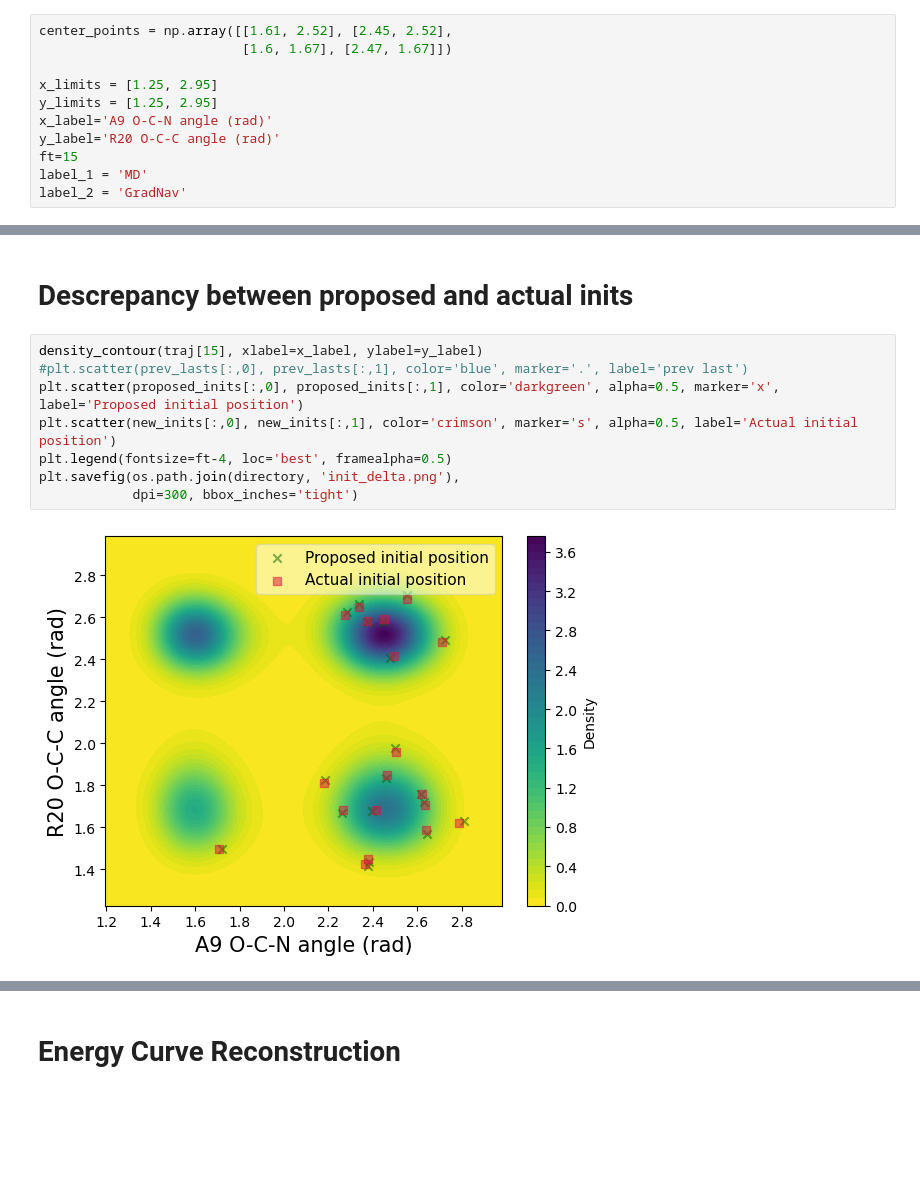
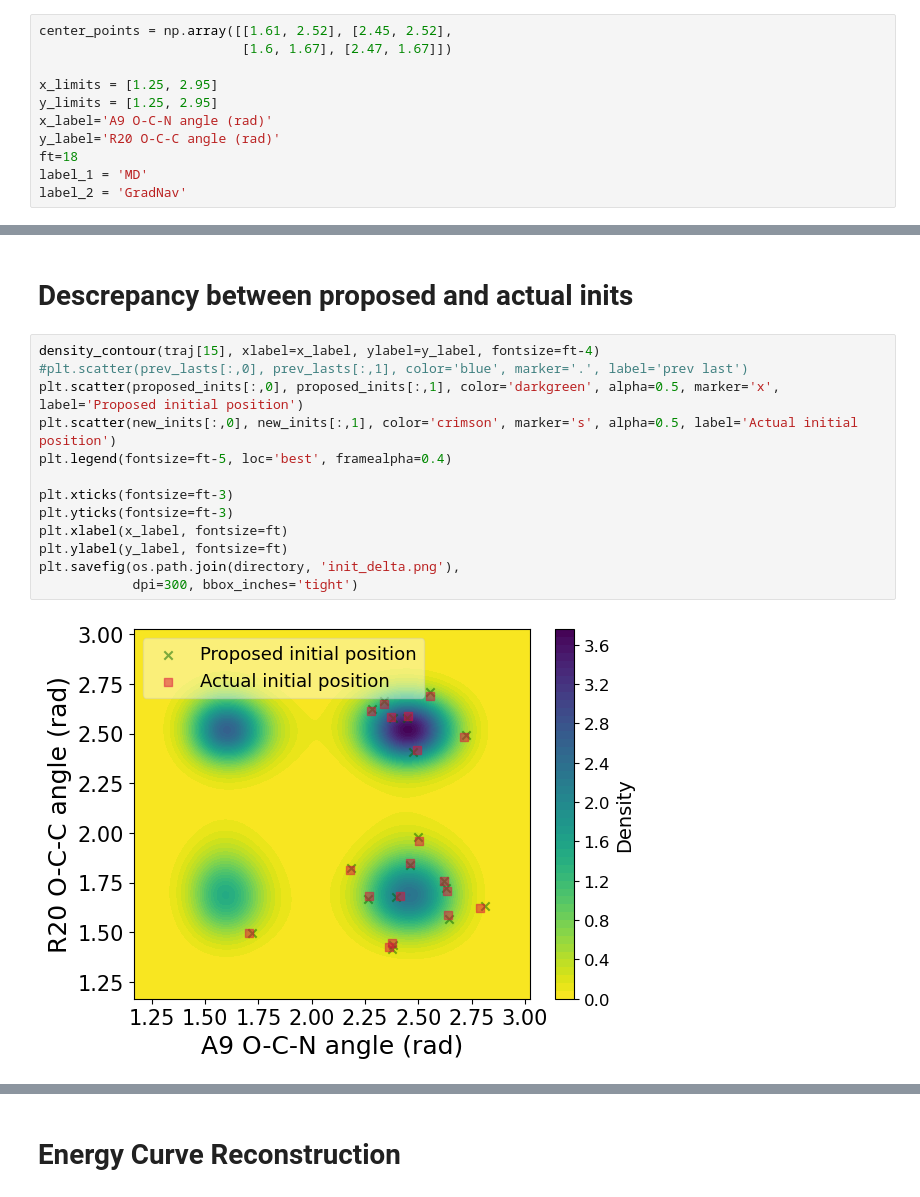
Before and after one commit to hoon-ock/landscape-search, a Jupyter notebook: realsys_analysis.ipynb, the cells around one changed output, grey strips where cells are left out. Cells and saved outputs as stored; diff of their text form; blank space fills up the shorter version.

```diff
--- a/realsys_analysis.ipynb
+++ b/realsys_analysis.ipynb
@@ -52,7 +52,7 @@ x_limits = [1.25, 2.95]
 y_limits = [1.25, 2.95]
 x_label='A9 O-C-N angle (rad)'
 y_label='R20 O-C-C angle (rad)'
-ft=15
+ft=18
 label_1 = 'MD'
 label_2 = 'GradNav'
 # %% [markdown]
@@ -364,12 +395,17 @@ plt.savefig(os.path.join(directory, 'arrow_actual.png'),
 # %% [markdown]
 # Descrepancy between proposed and actual inits
 # %%
-density_contour(traj[15], xlabel=x_label, ylabel=y_label)
+density_contour(traj[15], xlabel=x_label, ylabel=y_label, fontsize=ft-4)
 #plt.scatter(prev_lasts[:,0], prev_lasts[:,1], color='blue', marker='.', label='prev last')
 plt.scatter(proposed_inits[:,0], proposed_inits[:,1], color='darkgreen', alpha=0.5, marker='x', label='Proposed initial position')
 plt.scatter(new_inits[:,0], new_inits[:,1], color='crimson', marker='s', alpha=0.5, label='Actual initial position')
-plt.legend(fontsize=ft-4, loc='best', framealpha=0.5)
+plt.legend(fontsize=ft-5, loc='best', framealpha=0.4)
+
+plt.xticks(fontsize=ft-3)
+plt.yticks(fontsize=ft-3)
+plt.xlabel(x_label, fontsize=ft)
+plt.ylabel(y_label, fontsize=ft)
 plt.savefig(os.path.join(directory, 'init_delta.png'),
             dpi=300, bbox_inches='tight')
 # %% [output]
-[figure, old version]
+[figure, new version]
```
Also changed, not shown: parts of 24 cells of this notebook, 12 other files.
